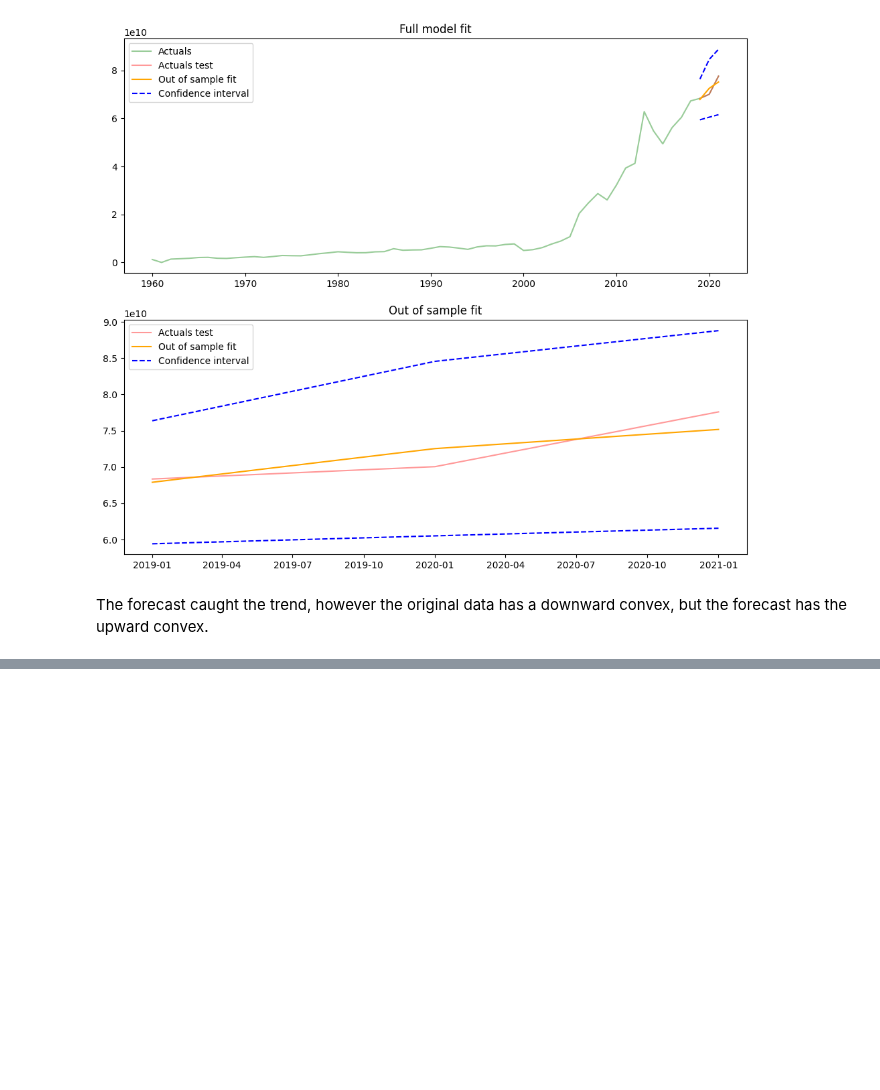
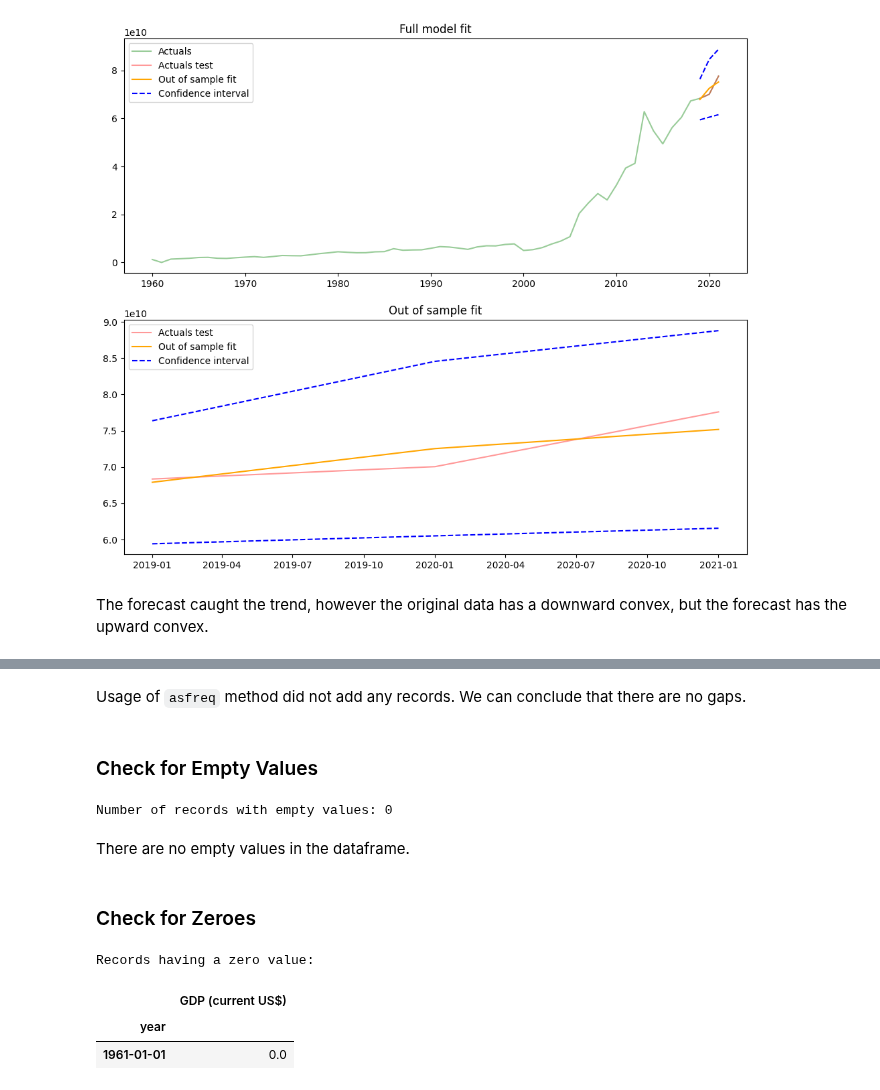
Before and after one commit to helios12/DataScienceProjects, a Jupyter notebook: tasks/task-10/Task-10-MATH-ML-13.Time_series.ipynb, the cells around one changed output, grey strips where cells are left out. Saved outputs shown, nothing was run; the diff lists cells and outputs as text; code cells hidden in the pictures; blank space fills up the shorter version.

```diff
--- a/tasks/task-10/Task-10-MATH-ML-13.Time_series.ipynb
+++ b/tasks/task-10/Task-10-MATH-ML-13.Time_series.ipynb
@@ -298,0 +316,20 @@ The forecast caught the trend, however the original data has a downward convex,
+# %% [markdown]
+Usage of `asfreq` method did not add any records. We can conclude that there are no gaps.
+# %% [markdown]
+### Check for Empty Values
+# %%
+print('Number of records with empty values:', data['GDP (current US$)'].isna().sum())
+# %% [output]
+Number of records with empty values: 0
+# %% [markdown]
+There are no empty values in the dataframe.
+# %% [markdown]
+### Check for Zeroes
+# %%
+print('Records having a zero value:')
+data[data['GDP (current US$)'] == 0]
+# %% [output]
+Records having a zero value:
+|  | GDP (current US$) |
+| year |  |
+| 1961-01-01 | 0.0 |
```
Also changed, not shown: parts of 14 cells of this notebook.
